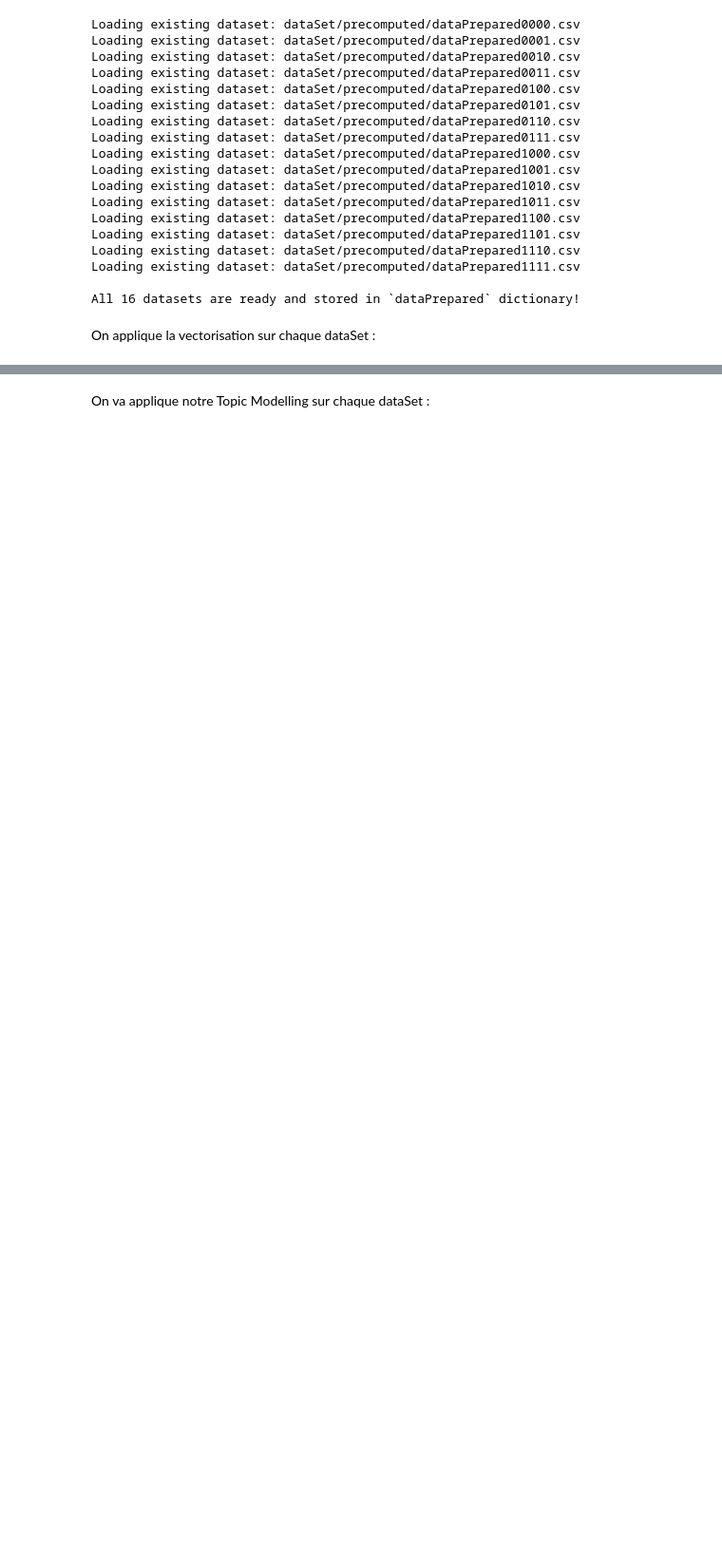
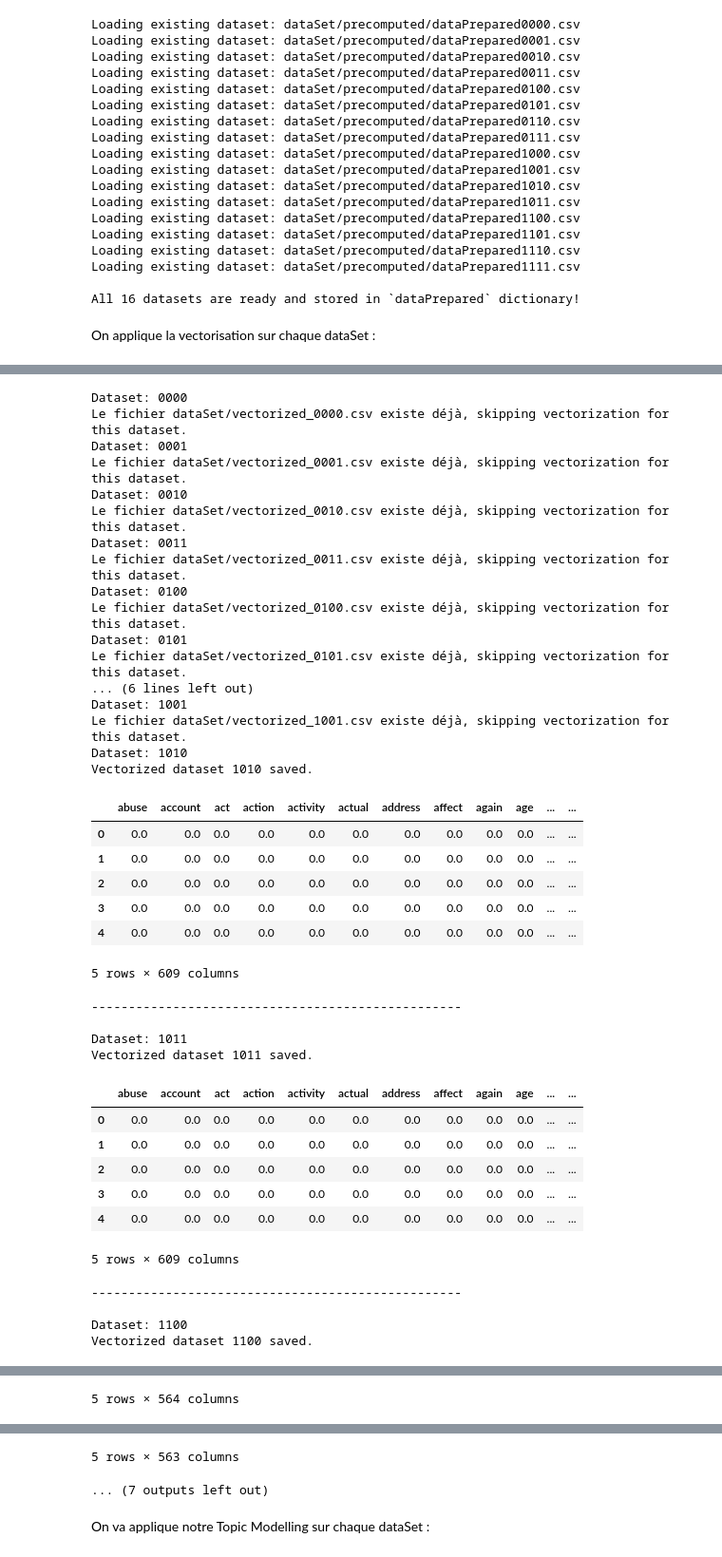
Before and after one commit to Akkuun/M1_IMAGINE_ML_Project, a Jupyter notebook: ML_Project_Group_8.ipynb, the cells around one changed output, grey strips where cells are left out. Shown at 95% size. Cells and saved outputs as stored; diff of their text form; code cells hidden in the pictures; blank space fills up the shorter version.

```diff
--- a/ML_Project_Group_8.ipynb
+++ b/ML_Project_Group_8.ipynb
@@ -2297,0 +2135,76 @@ ValueError: np.nan is an invalid document, expected byte or unicode string.
+# %%
+for key, dataset in dataPrepared.items():
+    print(f"Dataset: {key}")
+    file_path = f'dataSet/vectorized_{key}.csv'
+    if os.path.exists(file_path):
+        print(f"Le fichier {file_path} existe déjà, skipping vectorization for this dataset.")
+        continue
+    # Nettoyage du dataset courant
+    dataset = dataset[dataset['text'] != '']
+    dataset = dataset.dropna(subset=['text'])
+    dataset['text'] = dataset['text'].fillna('').astype(str)
+    dataset['text'] = dataset['text'].apply(lemmatize_taggenize_sentence)
+    # Traitement avec gestion d'erreur
+    processed_text = []
+    for index, text in dataset['text'].items():
+        if pd.notnull(text) and text.strip() != "":
+            try:
+                processed_text.append(process_text_column(text))
+            except Exception as e:
+                print(f"Erreur à l'index {index} avec le texte : {text}")
+                print(f"Exception : {e}")
+                processed_text.append("")
+        else:
+            processed_text.append("")
+    dataset['text'] = processed_text  # Remplace directement
+    # TF-IDF vectorization
+    vectorizer = TfidfVectorizer(ngram_range=(1, 2), min_df=5, max_df=0.9)
+    vectorized = vectorizer.fit_transform(dataset['text'])
+    # Scaling
+    scaled = MaxAbsScaler().fit_transform(vectorized)
+    # Conversion + sauvegarde
+    vectorized_df = pd.DataFrame(scaled.toarray(), columns=vectorizer.get_feature_names_out())
+    vectorized_df.to_csv(file_path, index=False)
+    print(f"Vectorized dataset {key} saved.")
+    display(vectorized_df.head())
+    print("\n" + "-"*50 + "\n")
+# %% [output]
+Dataset: 0000
+Le fichier dataSet/vectorized_0000.csv existe déjà, skipping vectorization for this dataset.
+Dataset: 0001
+Le fichier dataSet/vectorized_0001.csv existe déjà, skipping vectorization for this dataset.
+Dataset: 0010
+Le fichier dataSet/vectorized_0010.csv existe déjà, skipping vectorization for this dataset.
+Dataset: 0011
+Le fichier dataSet/vectorized_0011.csv existe déjà, skipping vectorization for this dataset.
+Dataset: 0100
+Le fichier dataSet/vectorized_0100.csv existe déjà, skipping vectorization for this dataset.
+Dataset: 0101
+Le fichier dataSet/vectorized_0101.csv existe déjà, skipping vectorization for this dataset.
+... (6 lines left out)
+Dataset: 1001
+Le fichier dataSet/vectorized_1001.csv existe déjà, skipping vectorization for this dataset.
+Dataset: 1010
+Vectorized dataset 1010 saved.
+|  | abuse | account | act | action | activity | actual | address | affect | again | age | ... | ... |
+| 0 | 0.0 | 0.0 | 0.0 | 0.0 | 0.0 | 0.0 | 0.0 | 0.0 | 0.0 | 0.0 | ... | ... |
+| 1 | 0.0 | 0.0 | 0.0 | 0.0 | 0.0 | 0.0 | 0.0 | 0.0 | 0.0 | 0.0 | ... | ... |
+| 2 | 0.0 | 0.0 | 0.0 | 0.0 | 0.0 | 0.0 | 0.0 | 0.0 | 0.0 | 0.0 | ... | ... |
+| 3 | 0.0 | 0.0 | 0.0 | 0.0 | 0.0 | 0.0 | 0.0 | 0.0 | 0.0 | 0.0 | ... | ... |
+| 4 | 0.0 | 0.0 | 0.0 | 0.0 | 0.0 | 0.0 | 0.0 | 0.0 | 0.0 | 0.0 | ... | ... |
+5 rows × 609 columns
+--------------------------------------------------
+
+Dataset: 1011
+Vectorized dataset 1011 saved.
+|  | abuse | account | act | action | activity | actual | address | affect | again | age | ... | ... |
+| 0 | 0.0 | 0.0 | 0.0 | 0.0 | 0.0 | 0.0 | 0.0 | 0.0 | 0.0 | 0.0 | ... | ... |
+| 1 | 0.0 | 0.0 | 0.0 | 0.0 | 0.0 | 0.0 | 0.0 | 0.0 | 0.0 | 0.0 | ... | ... |
+| 2 | 0.0 | 0.0 | 0.0 | 0.0 | 0.0 | 0.0 | 0.0 | 0.0 | 0.0 | 0.0 | ... | ... |
+| 3 | 0.0 | 0.0 | 0.0 | 0.0 | 0.0 | 0.0 | 0.0 | 0.0 | 0.0 | 0.0 | ... | ... |
+| 4 | 0.0 | 0.0 | 0.0 | 0.0 | 0.0 | 0.0 | 0.0 | 0.0 | 0.0 | 0.0 | ... | ... |
+5 rows × 609 columns
+--------------------------------------------------
+
+Dataset: 1100
+Vectorized dataset 1100 saved.
@@ -2297,0 +2217 @@ ValueError: np.nan is an invalid document, expected byte or unicode string.
+5 rows × 564 columns
@@ -2298,3 +2228,5 @@ ValueError: np.nan is an invalid document, expected byte or unicode string.
+5 rows × 563 columns
+... (7 outputs left out)
 # %% [markdown]
 On va applique notre Topic Modelling sur chaque dataSet :
 # %%
```
Also changed, not shown: parts of 37 cells of this notebook.
